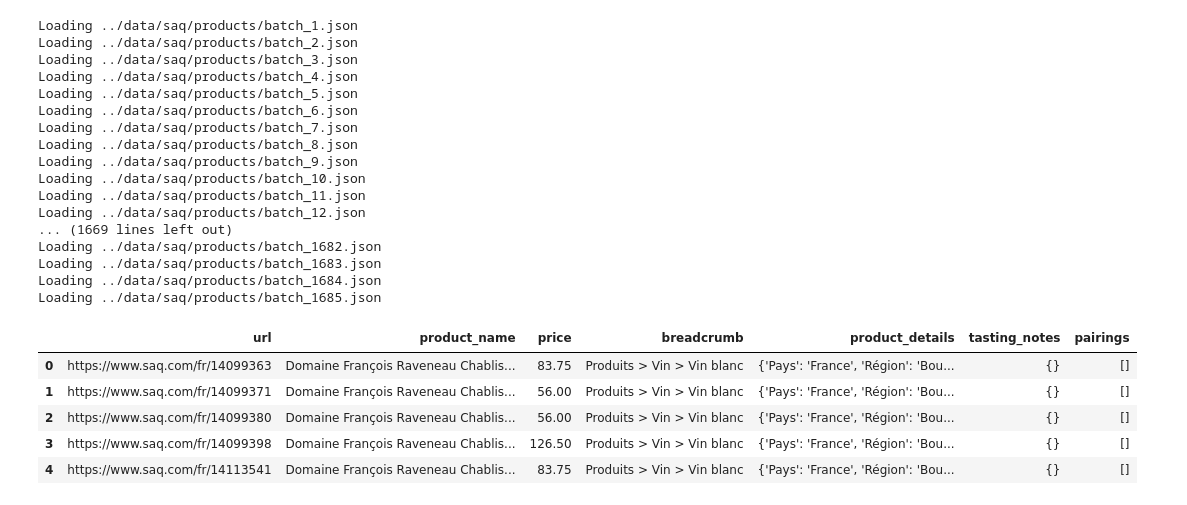
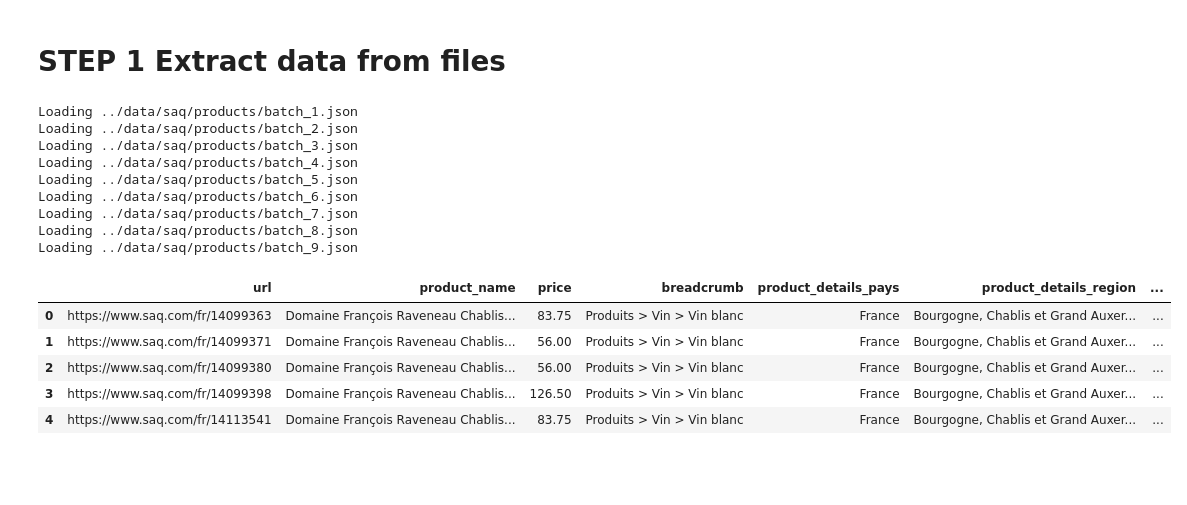
Before and after one commit to cogniwaves/quick_cat, a Jupyter notebook: PostgresCatalog/saq_new_products.ipynb, the cells around one changed output. Cells and saved outputs as stored; diff of their text form; code cells hidden in the pictures; blank space fills up the shorter version.

Commit message:
Midway insertion of new SAQ products

```diff
--- a/PostgresCatalog/saq_new_products.ipynb
+++ b/PostgresCatalog/saq_new_products.ipynb
@@ -23,0 +6,2 @@ def load_data(batch_start=1, batch_end=10):
+# %% [markdown]
+# STEP 1 Extract data from files
@@ -24,27 +52,19 @@ def load_data(batch_start=1, batch_end=10):
 # %%
-df = load_data(batch_end=1686)
+df = load_data2(11)
 df.head()
 # %% [output]
 Loading ../data/saq/products/batch_1.json
 Loading ../data/saq/products/batch_2.json
 Loading ../data/saq/products/batch_3.json
 Loading ../data/saq/products/batch_4.json
 Loading ../data/saq/products/batch_5.json
 Loading ../data/saq/products/batch_6.json
 Loading ../data/saq/products/batch_7.json
 Loading ../data/saq/products/batch_8.json
 Loading ../data/saq/products/batch_9.json
-Loading ../data/saq/products/batch_10.json
-Loading ../data/saq/products/batch_11.json
-Loading ../data/saq/products/batch_12.json
-... (1669 lines left out)
-Loading ../data/saq/products/batch_1682.json
-Loading ../data/saq/products/batch_1683.json
-Loading ../data/saq/products/batch_1684.json
-Loading ../data/saq/products/batch_1685.json
-|  | url | product_name | price | breadcrumb | product_details | tasting_notes | pairings |
-| 0 | https://www.saq.com/fr/14099363 | Domaine François Raveneau Chablis... | 83.75 | Produits > Vin > Vin blanc | {'Pays': 'France', 'Région': 'Bou... | {} | [] |
-| 1 | https://www.saq.com/fr/14099371 | Domaine François Raveneau Chablis... | 56.00 | Produits > Vin > Vin blanc | {'Pays': 'France', 'Région': 'Bou... | {} | [] |
-| 2 | https://www.saq.com/fr/14099380 | Domaine François Raveneau Chablis... | 56.00 | Produits > Vin > Vin blanc | {'Pays': 'France', 'Région': 'Bou... | {} | [] |
-| 3 | https://www.saq.com/fr/14099398 | Domaine François Raveneau Chablis... | 126.50 | Produits > Vin > Vin blanc | {'Pays': 'France', 'Région': 'Bou... | {} | [] |
-| 4 | https://www.saq.com/fr/14113541 | Domaine François Raveneau Chablis... | 83.75 | Produits > Vin > Vin blanc | {'Pays': 'France', 'Région': 'Bou... | {} | [] |
+|  | url | product_name | price | breadcrumb | product_details_pays | product_details_region | ... |
+| 0 | https://www.saq.com/fr/14099363 | Domaine François Raveneau Chablis... | 83.75 | Produits > Vin > Vin blanc | France | Bourgogne, Chablis et Grand Auxer... | ... |
+| 1 | https://www.saq.com/fr/14099371 | Domaine François Raveneau Chablis... | 56.00 | Produits > Vin > Vin blanc | France | Bourgogne, Chablis et Grand Auxer... | ... |
+| 2 | https://www.saq.com/fr/14099380 | Domaine François Raveneau Chablis... | 56.00 | Produits > Vin > Vin blanc | France | Bourgogne, Chablis et Grand Auxer... | ... |
+| 3 | https://www.saq.com/fr/14099398 | Domaine François Raveneau Chablis... | 126.50 | Produits > Vin > Vin blanc | France | Bourgogne, Chablis et Grand Auxer... | ... |
+| 4 | https://www.saq.com/fr/14113541 | Domaine François Raveneau Chablis... | 83.75 | Produits > Vin > Vin blanc | France | Bourgogne, Chablis et Grand Auxer... | ... |
```
Also changed, not shown: parts of 20 cells of this notebook.
